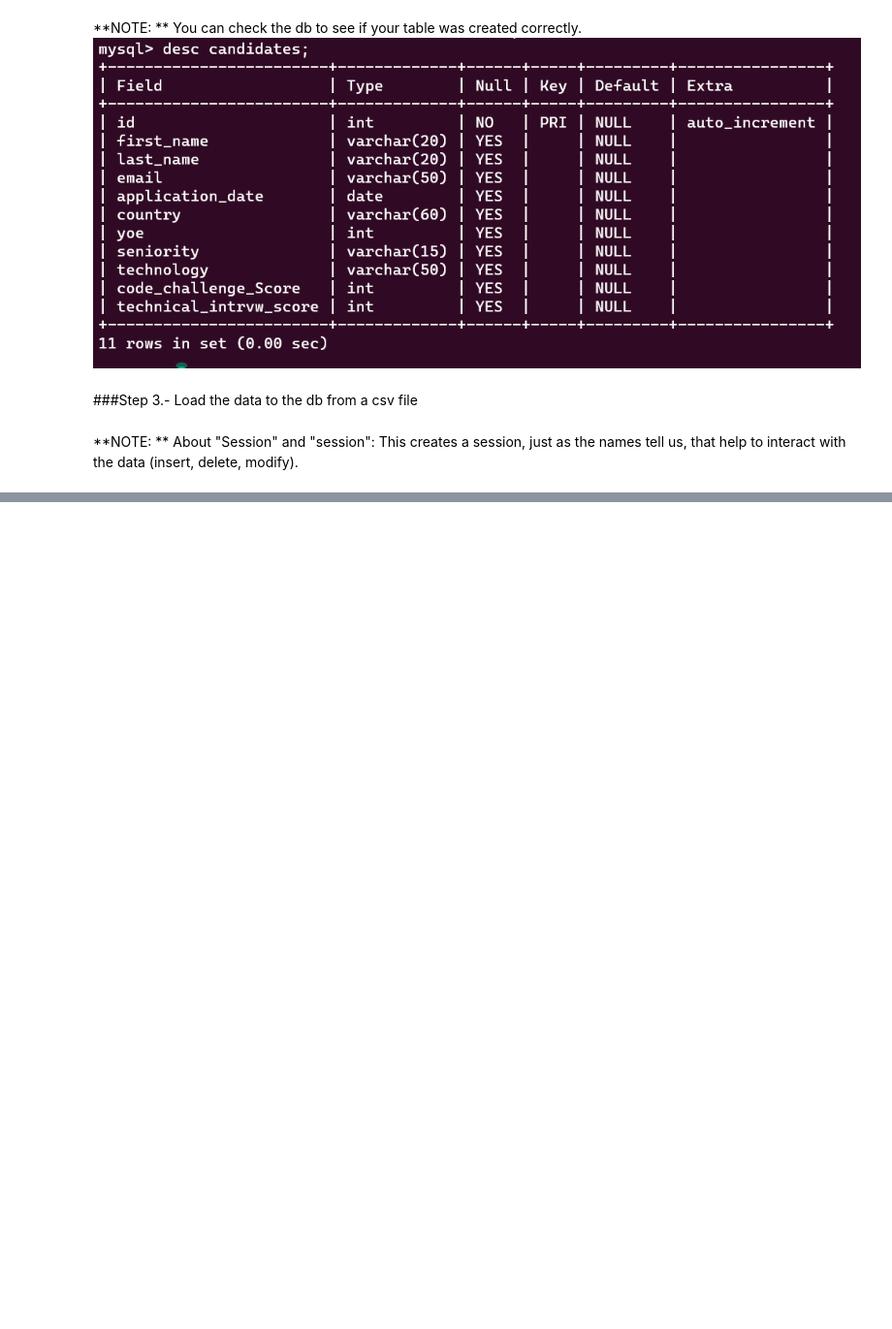
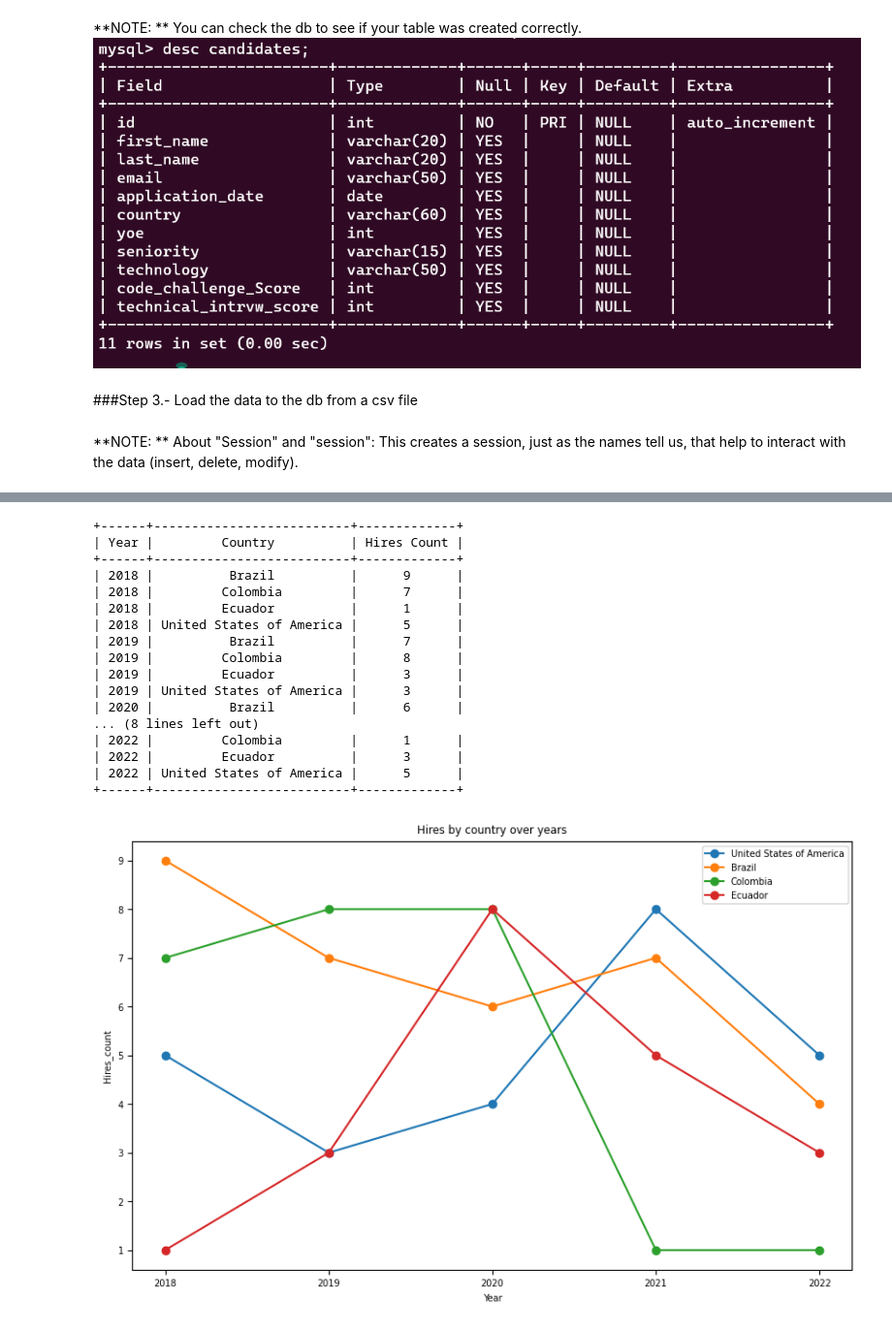
Before and after one commit to xilenAtenea/workshop_001etl, a Jupyter notebook: etl_workshop.ipynb, the cells around one changed output, grey strips where cells are left out. Shown at 97% size. Cells and saved outputs as stored; diff of their text form; code cells hidden in the pictures; blank space fills up the shorter version.

```diff
--- a/etl_workshop.ipynb
+++ b/etl_workshop.ipynb
@@ -91,3 +244,65 @@ session.close()
+# %%
+Session = sessionmaker(bind=mysql_engine)
+session = Session()
+
+
+### I changed USA to United States of America because that is how the name was loaded in my dataset. ###
+countries_list = ['United States of America', 'Brazil', 'Colombia', 'Ecuador']
+
+country_over_years= session.query(extract('year', Table.application_date).label('year'),
+        Table.country,
+        func.count().label('hires_count')).\
+         filter(and_(Table.country.in_(countries_list),\
+              Table.code_challenge_Score >= 7, Table.technical_intrvw_score >= 7)).\
+        group_by('year', Table.country).\
+        order_by('year').\
+        all()
+# print(country_over_years)
+
+session.close()
+
+result4 = PrettyTable()
+result4.field_names = ["Year", "Country", "Hires Count"]
+
+for year, country, hires_count in country_over_years:
+    result4.add_row([year, country, hires_count])
+print(result4)
+
+### For this particular chart, I'm going to use pandas to make it easier, so I'll start by creating the DataFrame. ###
+df= pd.DataFrame(country_over_years)
+#print(df)
+
+plt.figure(figsize=(10, 6))
+for country in countries_list:
+    by_country = df[df['country'] == country]
+    plt.plot(by_country['year'], by_country['hires_count'], marker='o', label=country)
+
+plt.xlabel('Year')
+plt.ylabel('Hires_count')
+plt.title('Hires by country over years')
+plt.legend()
+plt.xticks(df['year'].unique())
+
+plt.show()
+# %% [output]
++------+--------------------------+-------------+
+| Year |         Country          | Hires Count |
++------+--------------------------+-------------+
+| 2018 |          Brazil          |      9      |
+| 2018 |         Colombia         |      7      |
+| 2018 |         Ecuador          |      1      |
+| 2018 | United States of America |      5      |
+| 2019 |          Brazil          |      7      |
+| 2019 |         Colombia         |      8      |
+| 2019 |         Ecuador          |      3      |
+| 2019 | United States of America |      3      |
+| 2020 |          Brazil          |      6      |
+... (8 lines left out)
+| 2022 |         Colombia         |      1      |
+| 2022 |         Ecuador          |      3      |
+| 2022 | United States of America |      5      |
++------+--------------------------+-------------+
+[figure, added]
 # %% [markdown]
 ###REFERENCES
 * https://docs.sqlalchemy.org/en/20/orm/quickstart.html
```
Also changed, not shown: parts of 12 cells of this notebook.
